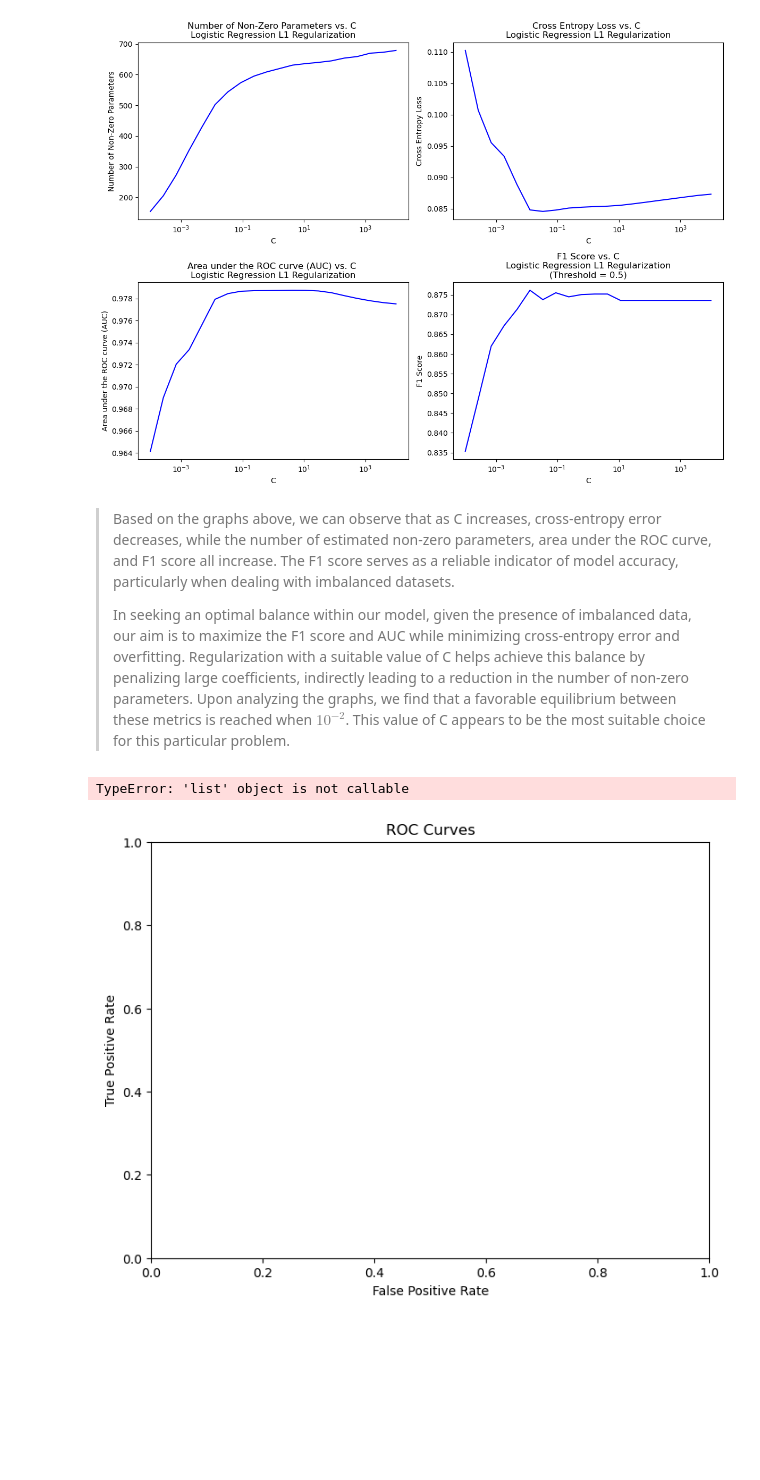
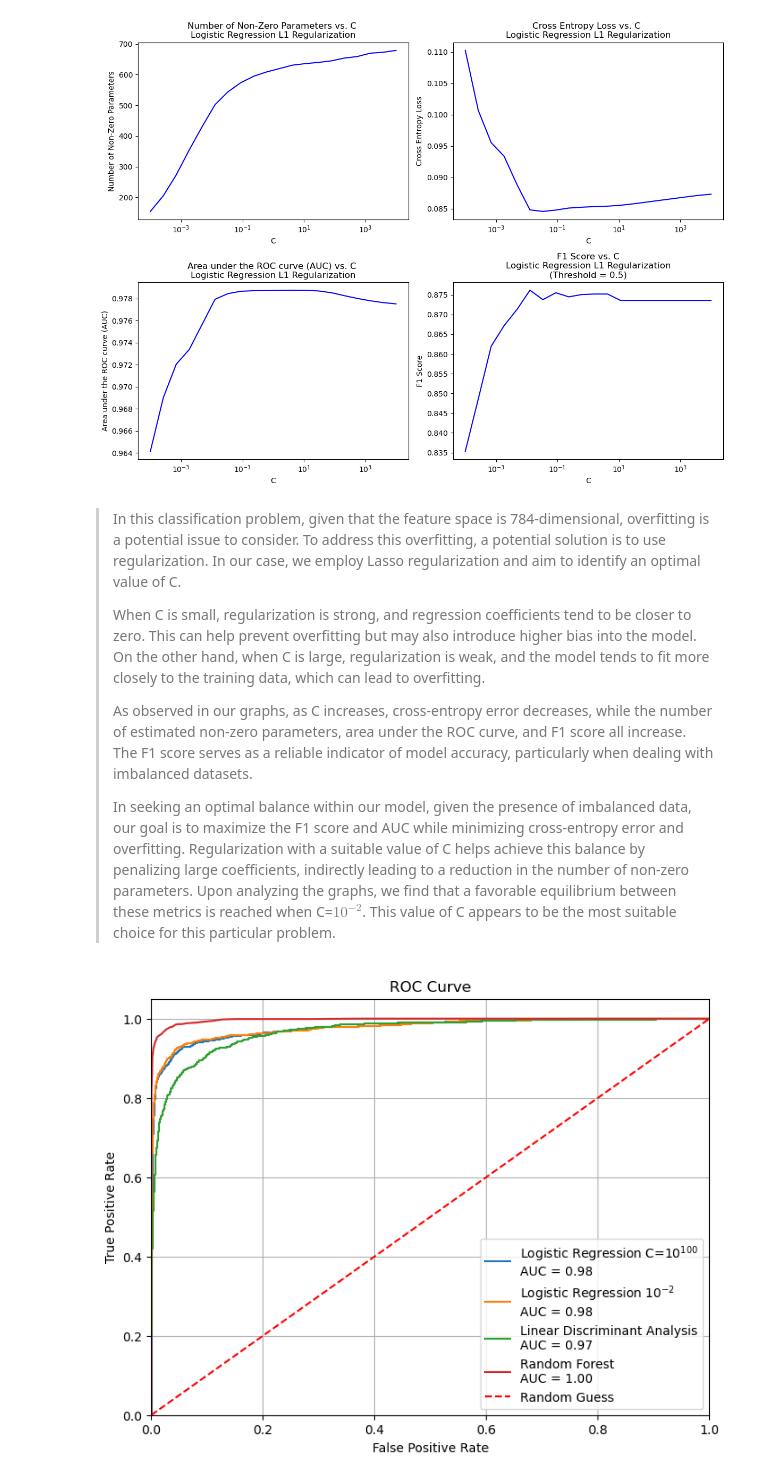
Before and after one commit to BarbaraPFloresRios/IDS705_PrinciplesOfMachineLearning, a Jupyter notebook: Assignment_3_SupervisedLearning_ModelTrainingAndEvaluation/Assignment_3.ipynb, the cells around one changed output. Drawn from its saved outputs; the diff is of its cells as text; code cells hidden in the pictures; blank space fills up the shorter version.

```diff
--- a/Assignment_3_SupervisedLearning_ModelTrainingAndEvaluation/Assignment_3.ipynb
+++ b/Assignment_3_SupervisedLearning_ModelTrainingAndEvaluation/Assignment_3.ipynb
@@ -697,7 +703,7 @@ plt.show()
 C_values = np.logspace(-4, 4, 20)
 n_non_zero_params = []
 cross_entropy_loss = []
-auc = []
+AUC = []
 f1 = []
 
 for i in range(20):
@@ -717,7 +723,7 @@ for i in range(20):
 
     # AUC Score
     auc_i = roc_auc_score(y_test, y_test_hat[:, 1])
-    auc.append(auc_i)
+    AUC.append(auc_i)
 
     # F1 Score
     y_pred = (y_test_hat[:, 1] > 0.5).astype(int)
@@ -783,9 +788,13 @@ plt.show()
 # %% [output]
 [figure]
 # %% [markdown]
->Based on the graphs above, we can observe that as C increases, cross-entropy error decreases, while the number of estimated non-zero parameters, area under the ROC curve, and F1 score all increase. The F1 score serves as a reliable indicator of model accuracy, particularly when dealing with imbalanced datasets.
+>In this classification problem, given that the feature space is 784-dimensional, overfitting is a potential issue to consider. To address this overfitting, a potential solution is to use regularization. In our case, we employ Lasso regularization and aim to identify an optimal value of C.
 >
->In seeking an optimal balance within our model, given the presence of imbalanced data, our aim is to maximize the F1 score and AUC while minimizing cross-entropy error and overfitting. Regularization with a suitable value of C helps achieve this balance by penalizing large coefficients, indirectly leading to a reduction in the number of non-zero parameters. Upon analyzing the graphs, we find that a favorable equilibrium between these metrics is reached when $10^{-2}$. This value of C appears to be the most suitable choice for this particular problem.
+>When C is small, regularization is strong, and regression coefficients tend to be closer to zero. This can help prevent overfitting but may also introduce higher bias into the model. On the other hand, when C is large, regularization is weak, and the model tends to fit more closely to the training data, which can lead to overfitting.
+>
+>As observed in our graphs, as C increases, cross-entropy error decreases, while the number of estimated non-zero parameters, area under the ROC curve, and F1 score all increase. The F1 score serves as a reliable indicator of model accuracy, particularly when dealing with imbalanced datasets.
+>
+>In seeking an optimal balance within our model, given the presence of imbalanced data, our goal is to maximize the F1 score and AUC while minimizing cross-entropy error and overfitting. Regularization with a suitable value of C helps achieve this balance by penalizing large coefficients, indirectly leading to a reduction in the number of non-zero parameters. Upon analyzing the graphs, we find that a favorable equilibrium between these metrics is reached when C=$10^{-2}$. This value of C appears to be the most suitable choice for this particular problem.
 # %%
 # d)
 # Logistic Regression C=1e100
@@ -813,33 +822,3 @@ model_labels = [
     "Linear Discriminant Analysis",
     "Random Forest",
 ]
-# %%
-plt.figure(figsize=(8, 6))
-
-# ROC Curves
-plt.title("ROC Curves")
-plt.xlabel("False Positive Rate")
-plt.ylabel("True Positive Rate")
-
-for model, label in zip(models, model_labels):
-    if hasattr(model, "predict_proba"):
-        prob_pos = model.predict_proba(X_test)[:, 1]
-    else:
-        prob_pos = model.decision_function(X_test)
-        prob_pos = (prob_pos - prob_pos.min()) / (prob_pos.max() - prob_pos.min())
-
-    fpr, tpr, _ = roc_curve(y_test, prob_pos)
-    roc_auc = auc(fpr, tpr)
-
-    # ROC Curve
-    plt.plot(fpr, tpr, label=f"{label}, AUC = {roc_auc:.2f}")
-
-# Random Guess
-plt.plot([0, 1], [0, 1], linestyle="--", color="gray", label="Random Guessing")
-plt.legend(loc="lower right")
-
-plt.tight_layout()
-plt.show()
-# %% [output]
-TypeError: 'list' object is not callable
-[figure, removed]
@@ -945,0 +825,27 @@ plt.show()
+# %%
+y_scores = [
+    (
+        model.decision_function(X_test)
+        if hasattr(model, "decision_function")
+        else model.predict_proba(X_test)[:, 1]
+    )
+    for model in models
+]
+
+plt.figure(figsize=(8, 6))
+for i, scores in enumerate(y_scores):
+    fpr, tpr, _ = roc_curve(y_test, scores)
+    roc_auc = auc(fpr, tpr)
+    plt.plot(fpr, tpr, label=f"{model_labels[i]}\nAUC = {roc_auc:.2f}")
+
+plt.plot([0, 1], [0, 1], linestyle="--", color="r", label="Random Guess")
+plt.xlim([0.0, 1.0])
+plt.ylim([0.0, 1.05])
+plt.xlabel("False Positive Rate")
+plt.ylabel("True Positive Rate")
+plt.title("ROC Curve")
+plt.legend(loc="lower right")
+plt.grid(True)
+plt.show()
+# %% [output]
+[figure, added]
```
Also changed, not shown: parts of 9 cells of this notebook.
